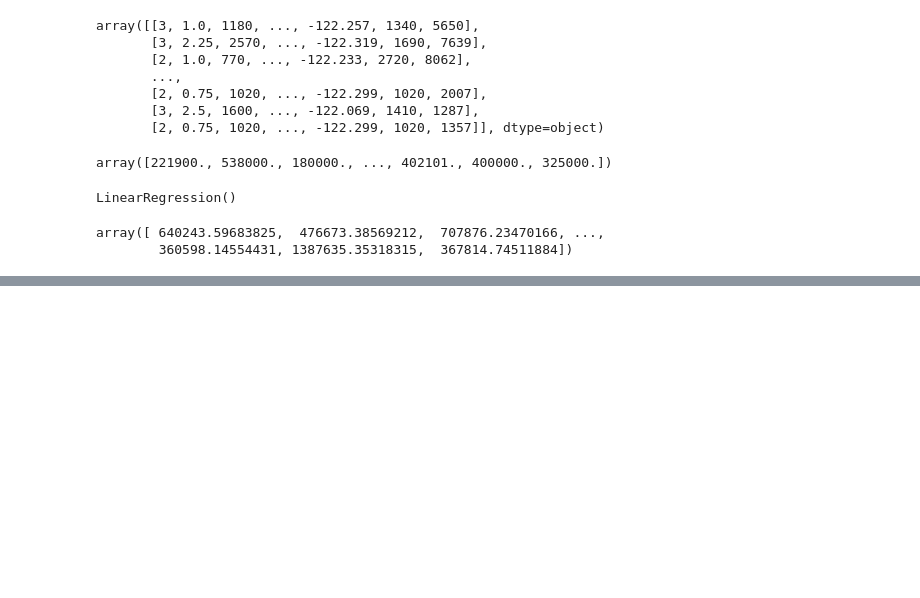
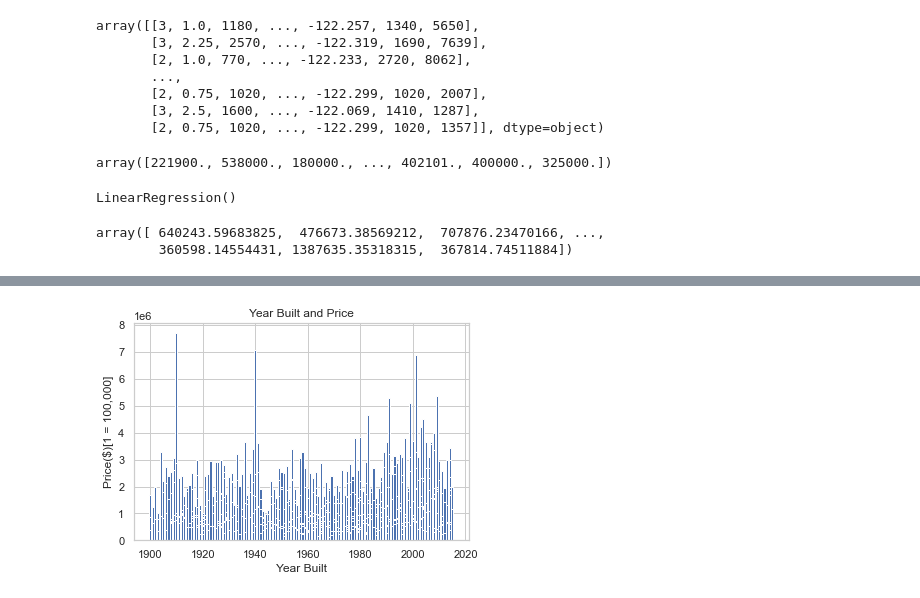
Before and after one commit to FreeKingU/Market_adjustment-, a Jupyter notebook: KC_Revising.ipynb, the cells around one changed output, grey strips where cells are left out. Drawn from its saved outputs; the diff is of its cells as text; code cells hidden in the pictures; blank space fills up the shorter version.

```diff
--- a/KC_Revising.ipynb
+++ b/KC_Revising.ipynb
@@ -116,0 +125,3 @@ root_mean_squared error of is = 232953.909139428
+# %%
+df_new = pd.read_csv('/Users/pbunyasr/Desktop/GWU_Data/Project/Market_adjustment-/kc_house_data_revised_5.20.csv')
+df_new.head()
@@ -116,0 +136,8 @@ root_mean_squared error of is = 232953.909139428
+# %%
+plt.bar(df_new['yr_built'], df_new['price'])
+plt.title('Year Built and Price')
+plt.xlabel('Year Built')
+plt.ylabel('Price($)[1 = 100,000]')
+plt.show()
+# %% [output]
+[figure, added]
```
Also changed, not shown: parts of 5 cells of this notebook.
